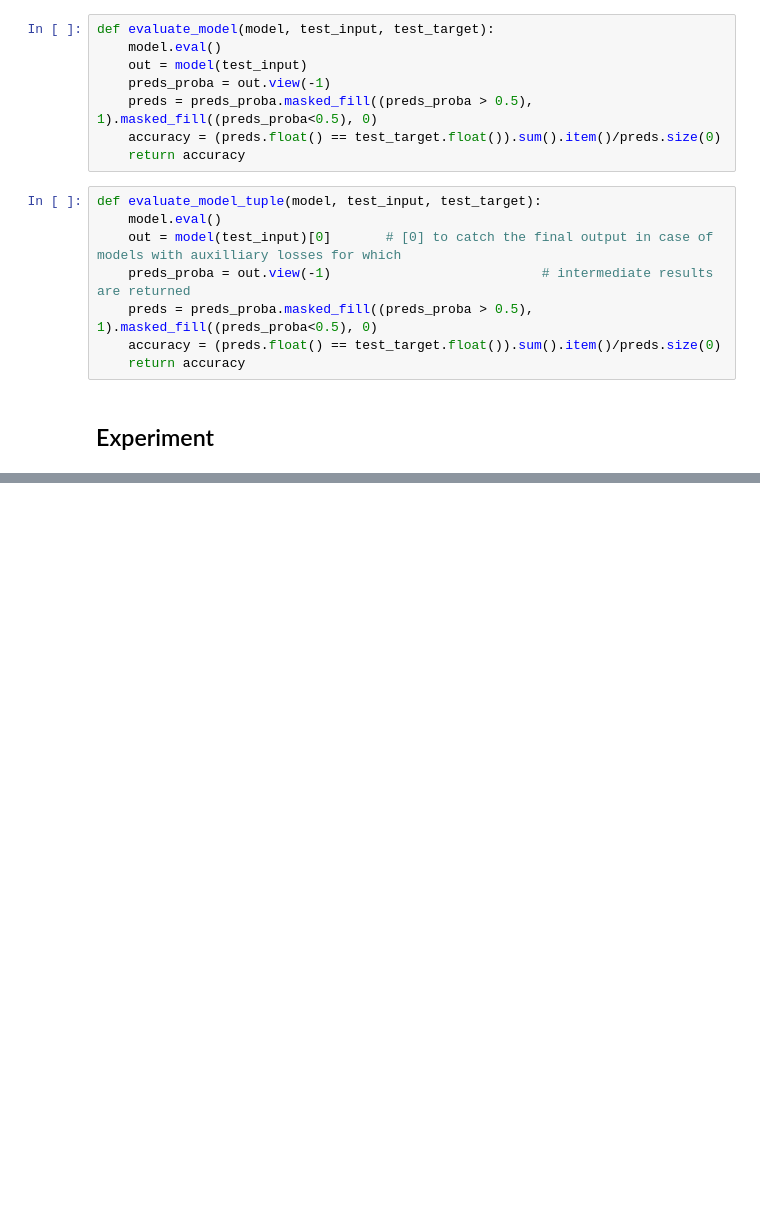
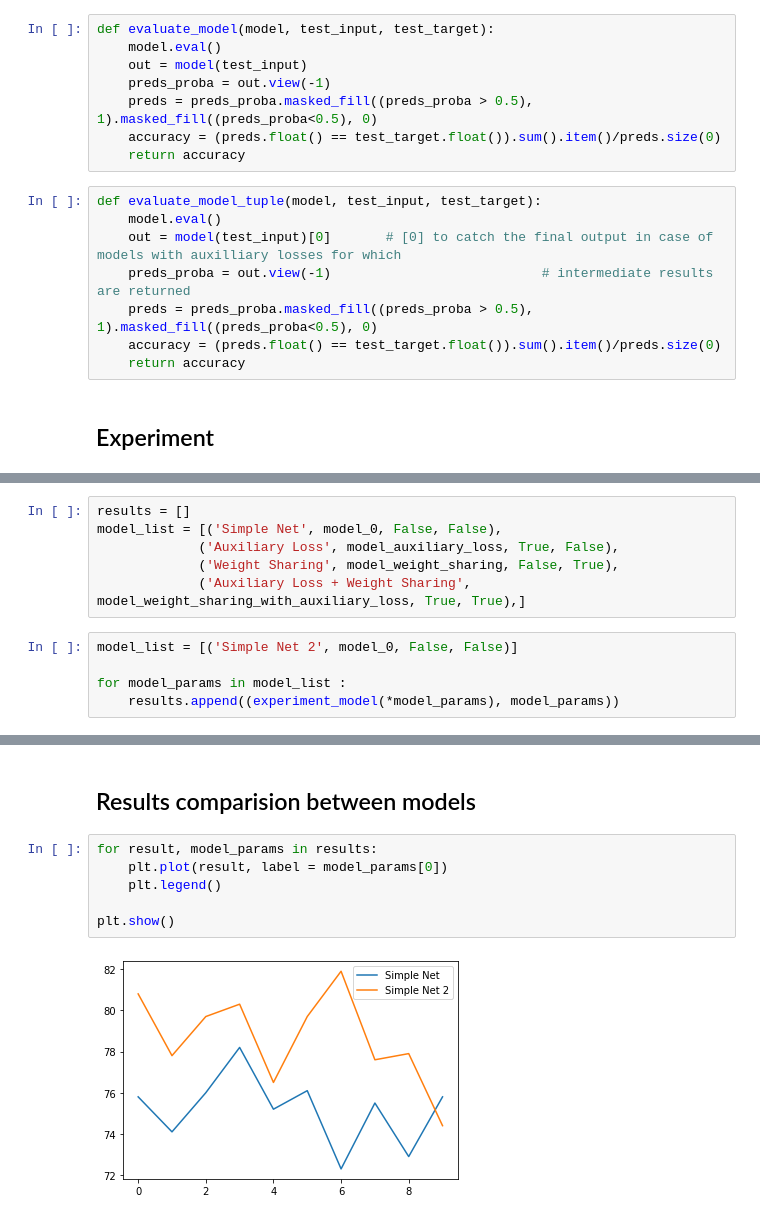
Before and after one commit to antonsold/DL-Project, a Jupyter notebook: Project1.ipynb, the cells around one changed output, grey strips where cells are left out. Cells and saved outputs as stored; diff of their text form; blank space fills up the shorter version.

Commit message:
Added list model results and plot

```diff
--- a/Project1.ipynb
+++ b/Project1.ipynb
@@ -580,0 +538,11 @@ Average training time : 0.5 seconds (0.0)
+# %%
+results = []
+model_list = [('Simple Net', model_0, False, False),
+             ('Auxiliary Loss', model_auxiliary_loss, True, False),
+             ('Weight Sharing', model_weight_sharing, False, True),
+             ('Auxiliary Loss + Weight Sharing', model_weight_sharing_with_auxiliary_loss, True, True),]
+# %%
+model_list = [('Simple Net 2', model_0, False, False)]
+
+for model_params in model_list :
+    results.append((experiment_model(*model_params), model_params))
@@ -580,0 +566,10 @@ Average training time : 0.5 seconds (0.0)
+# %% [markdown]
+## Results comparision between models
+# %%
+for result, model_params in results:
+    plt.plot(result, label = model_params[0])
+    plt.legend()
+
+plt.show()
+# %% [output]
+[figure, added]
```
Also changed, not shown: parts of 4 cells of this notebook, 13 other files.
